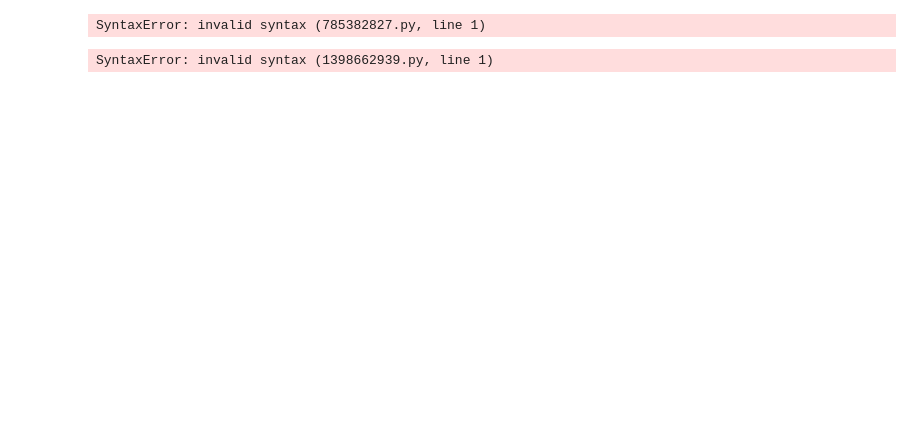
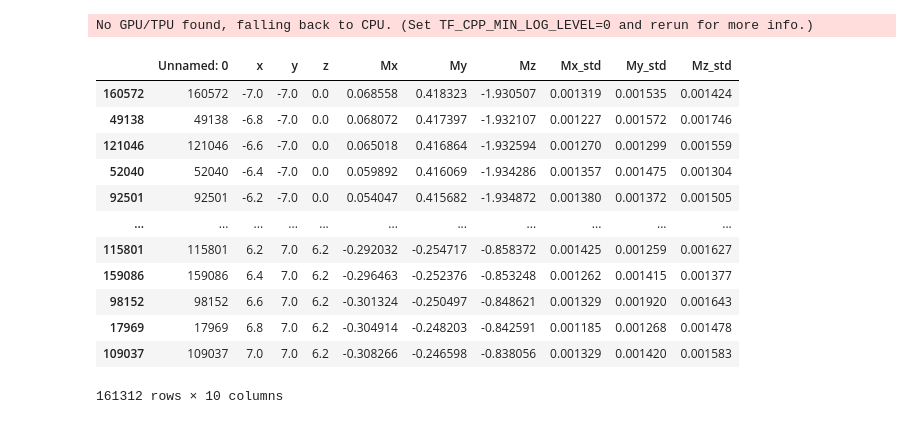
Before and after one commit to purepani/MagneticSensorTracking, a Jupyter notebook: Experiments/Analyze Data.ipynb, the cells around one changed output. Drawn from its saved outputs; the diff is of its cells as text; code cells hidden in the pictures; blank space fills up the shorter version.

```diff
--- a/Experiments/Analyze Data.ipynb
+++ b/Experiments/Analyze Data.ipynb
@@ -1,11 +1,9 @@
 # %%
-Satwik Pani%matplotlib widget
+
 from jax.config import config
 config.update("jax_enable_x64", True)
-# %% [output]
-SyntaxError: invalid syntax (785382827.py, line 1)
 # %%
-Satwik Paniimport numpy as np
+import numpy as np
 import magpylib as magpy
 import matplotlib.pyplot as plt
 #from scipy.special import ellipk, ellipe, elliprf, elliprj
@@ -33,6 +31,7 @@ import sys
 
 x = jax.random.uniform(jax.random.PRNGKey(0), (1000,), dtype=jnp.float64)
 x.dtype # --> dtype('float64')
+%matplotlib widget
 # %% [output]
-SyntaxError: invalid syntax (1398662939.py, line 1)
+No GPU/TPU found, falling back to CPU. (Set TF_CPP_MIN_LOG_LEVEL=0 and rerun for more info.)
 # %%
@@ -289,15 +288,29 @@ def Bz_no_rot(x0, y0, z0, R, L, X, C):
     Bz = Bz_func(xin, yin, zin, R, L, C)
     return Bz
 # %%
-Satwik Panifolder = "data/PIM_03202023"
+folder = "data/PIM_03202023"
 file_name = "DataAvg.txt"
 file = f"{folder}/{file_name}"
 
 shape_points = {"i":7*10+1,"j": 7*10+1,"k": 6*5+2}
 
 df = pd.read_csv(file).sort_values(["z", "y", "x"])
 
 X = np.array(df.loc[:, "x":"z"]) # unpacks to x, y, z
 M = np.array(df.loc[:, "Mx":"Mz"])
 df
+# %% [output]
+|  | Unnamed: 0 | x | y | z | Mx | My | Mz | Mx_std | My_std | Mz_std |
+| 160572 | 160572 | -7.0 | -7.0 | 0.0 | 0.068558 | 0.418323 | -1.930507 | 0.001319 | 0.001535 | 0.001424 |
+| 49138 | 49138 | -6.8 | -7.0 | 0.0 | 0.068072 | 0.417397 | -1.932107 | 0.001227 | 0.001572 | 0.001746 |
+| 121046 | 121046 | -6.6 | -7.0 | 0.0 | 0.065018 | 0.416864 | -1.932594 | 0.001270 | 0.001299 | 0.001559 |
+| 52040 | 52040 | -6.4 | -7.0 | 0.0 | 0.059892 | 0.416069 | -1.934286 | 0.001357 | 0.001475 | 0.001304 |
+| 92501 | 92501 | -6.2 | -7.0 | 0.0 | 0.054047 | 0.415682 | -1.934872 | 0.001380 | 0.001372 | 0.001505 |
+| ... | ... | ... | ... | ... | ... | ... | ... | ... | ... | ... |
+| 115801 | 115801 | 6.2 | 7.0 | 6.2 | -0.292032 | -0.254717 | -0.858372 | 0.001425 | 0.001259 | 0.001627 |
+| 159086 | 159086 | 6.4 | 7.0 | 6.2 | -0.296463 | -0.252376 | -0.853248 | 0.001262 | 0.001415 | 0.001377 |
+| 98152 | 98152 | 6.6 | 7.0 | 6.2 | -0.301324 | -0.250497 | -0.848621 | 0.001329 | 0.001920 | 0.001643 |
+| 17969 | 17969 | 6.8 | 7.0 | 6.2 | -0.304914 | -0.248203 | -0.842591 | 0.001185 | 0.001268 | 0.001478 |
+| 109037 | 109037 | 7.0 | 7.0 | 6.2 | -0.308266 | -0.246598 | -0.838056 | 0.001329 | 0.001420 | 0.001583 |
+161312 rows × 10 columns
 # %%
```
Also changed, not shown: parts of 15 cells of this notebook, 8 other files.
